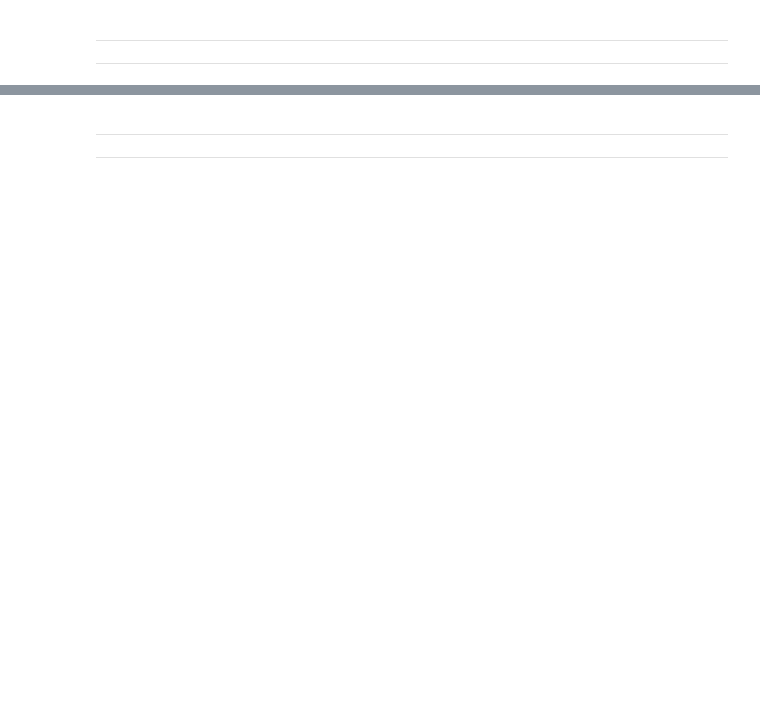
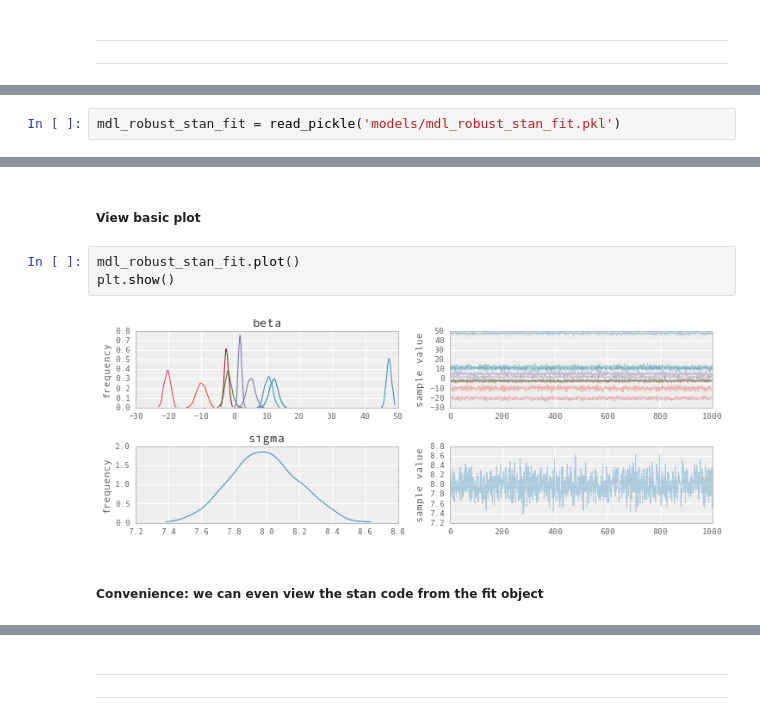
Before and after one commit to jonsedar/pymc3_vs_pystan, a Jupyter notebook: 30_BasicLinearRegression.ipynb, the cells around one changed output, grey strips where cells are left out. Drawn from its saved outputs; the diff is of its cells as text; blank space fills up the shorter version.

```diff
--- a/30_BasicLinearRegression.ipynb
+++ b/30_BasicLinearRegression.ipynb
@@ -559,0 +717,2 @@ I won't undertake those particular points here, but you can find them elsewhere:
+# %%
+mdl_robust_stan_fit = read_pickle('models/mdl_robust_stan_fit.pkl')
@@ -559,0 +741,9 @@ I won't undertake those particular points here, but you can find them elsewhere:
+# %% [markdown]
+##### View basic plot
+# %%
+mdl_robust_stan_fit.plot()
+plt.show()
+# %% [output]
+[figure, added]
+# %% [markdown]
+##### Convenience: we can even view the stan code from the fit object
```
Also changed, not shown: parts of 91 cells of this notebook, 4 other files.
